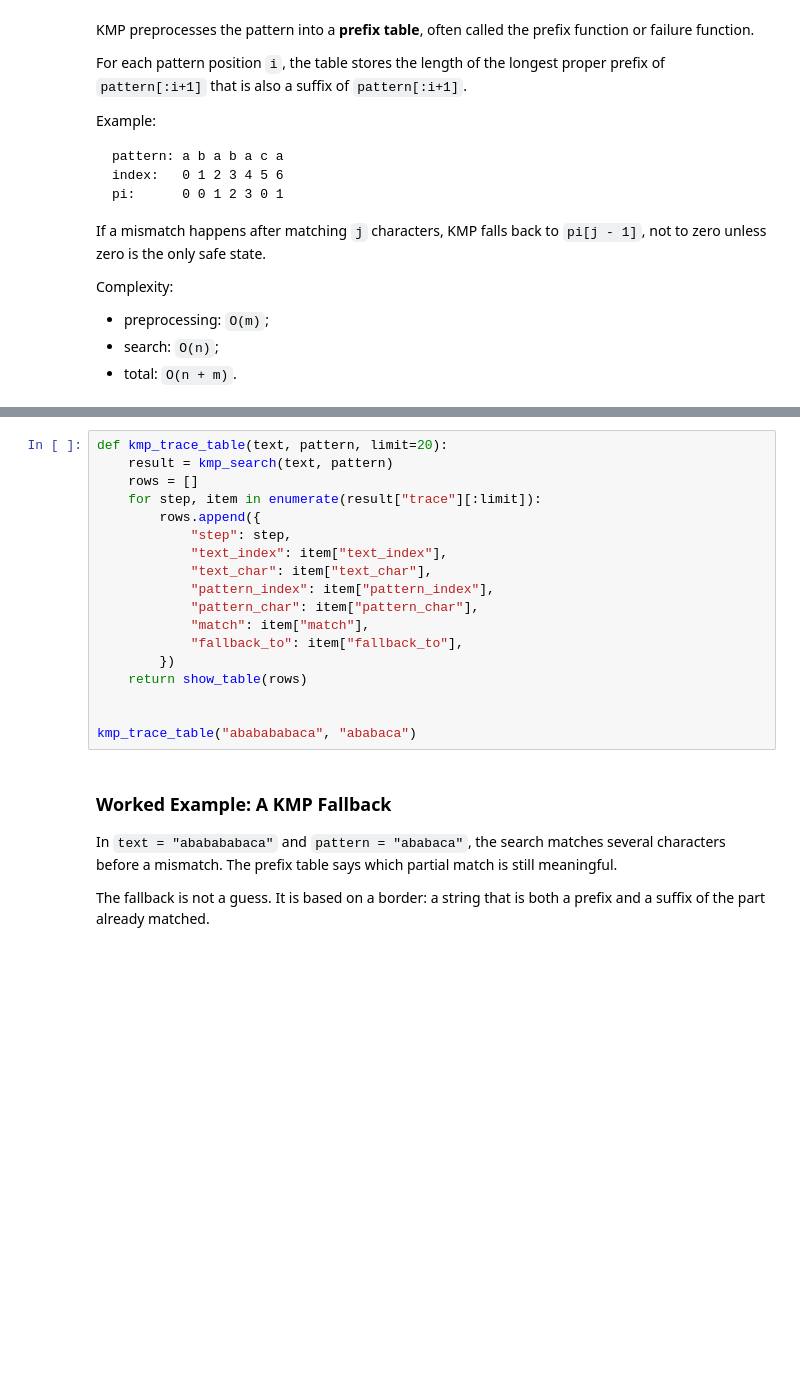
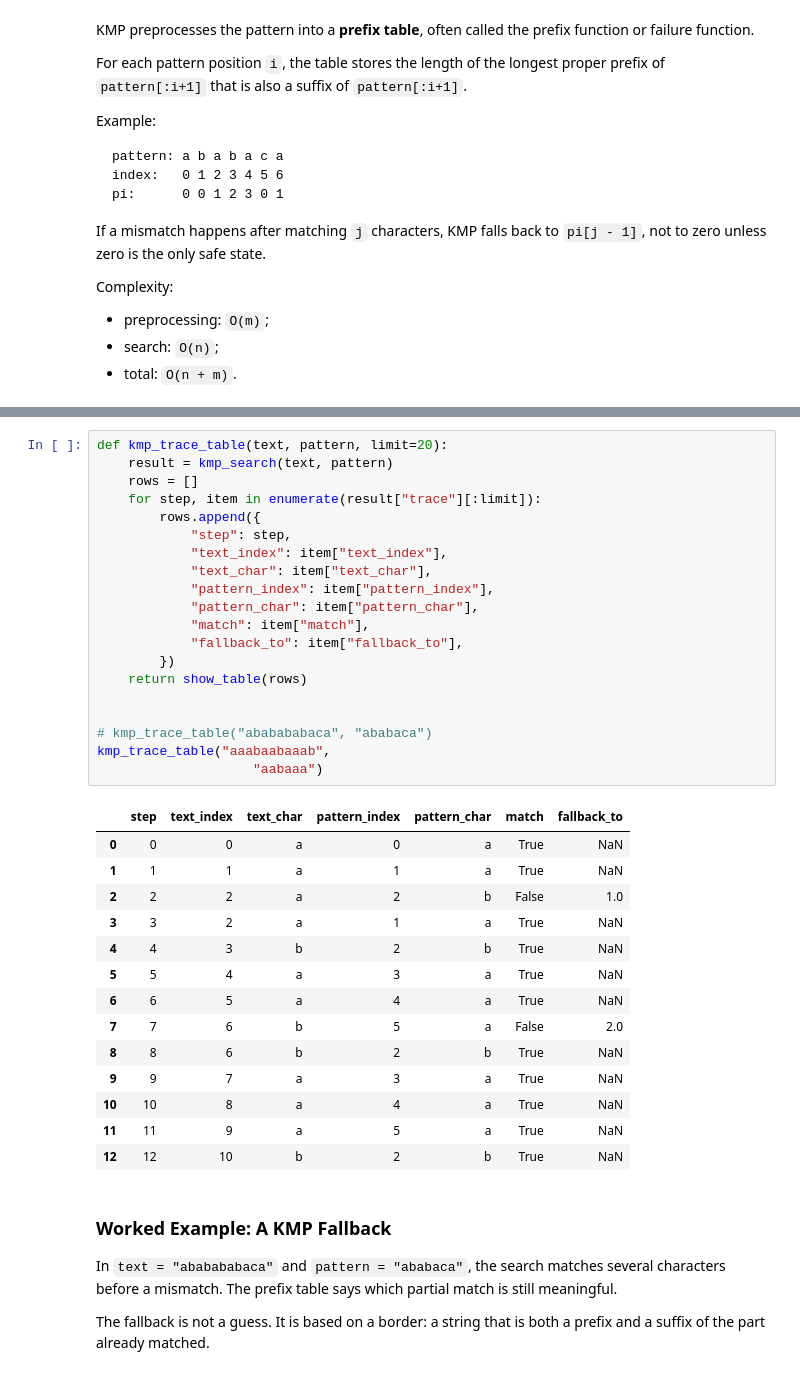
Before and after one commit to ValRCS/RTU_Algorithms_DIP321, a Jupyter notebook: topics/string_matching.ipynb, the cells around one changed output, grey strips where cells are left out. Cells and saved outputs as stored; diff of their text form; blank space fills up the shorter version.

```diff
--- a/topics/string_matching.ipynb
+++ b/topics/string_matching.ipynb
@@ -541,21 +611,38 @@ kmp_result["matches"], kmp_result["comparisons"], kmp_result["prefix"]
 # %%
 def kmp_trace_table(text, pattern, limit=20):
     result = kmp_search(text, pattern)
     rows = []
     for step, item in enumerate(result["trace"][:limit]):
         rows.append({
             "step": step,
             "text_index": item["text_index"],
             "text_char": item["text_char"],
             "pattern_index": item["pattern_index"],
             "pattern_char": item["pattern_char"],
             "match": item["match"],
             "fallback_to": item["fallback_to"],
         })
     return show_table(rows)
 
 
-kmp_trace_table("ababababaca", "ababaca")
+# kmp_trace_table("ababababaca", "ababaca")
+kmp_trace_table("aaabaabaaab",
+                    "aabaaa")
+# %% [output]
+|  | step | text_index | text_char | pattern_index | pattern_char | match | fallback_to |
+| 0 | 0 | 0 | a | 0 | a | True | NaN |
+| 1 | 1 | 1 | a | 1 | a | True | NaN |
+| 2 | 2 | 2 | a | 2 | b | False | 1.0 |
+| 3 | 3 | 2 | a | 1 | a | True | NaN |
+| 4 | 4 | 3 | b | 2 | b | True | NaN |
+| 5 | 5 | 4 | a | 3 | a | True | NaN |
+| 6 | 6 | 5 | a | 4 | a | True | NaN |
+| 7 | 7 | 6 | b | 5 | a | False | 2.0 |
+| 8 | 8 | 6 | b | 2 | b | True | NaN |
+| 9 | 9 | 7 | a | 3 | a | True | NaN |
+| 10 | 10 | 8 | a | 4 | a | True | NaN |
+| 11 | 11 | 9 | a | 5 | a | True | NaN |
+| 12 | 12 | 10 | b | 2 | b | True | NaN |
 # %% [markdown]
 ### Worked Example: A KMP Fallback
 
```
Also changed, not shown: parts of 36 cells of this notebook.
